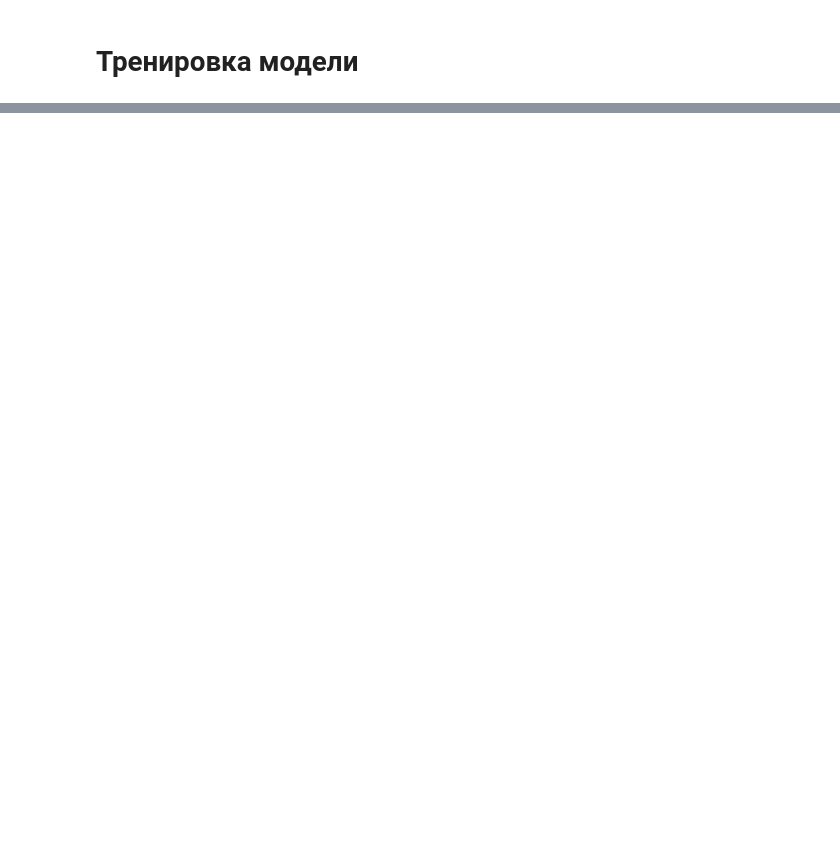
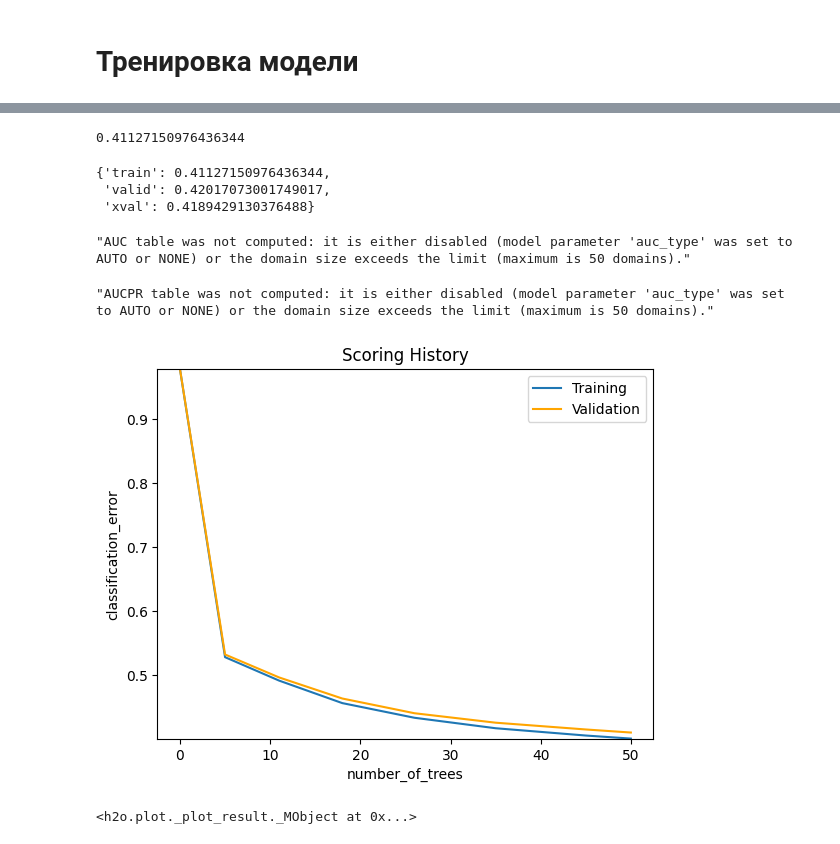
Before and after one commit to DanilVelikiy/Diplom_FinUniver_BigData, a Jupyter notebook: h2o_regressionV85.ipynb, the cells around one changed output, grey strips where cells are left out. Saved outputs shown, nothing was run; the diff lists cells and outputs as text; code cells hidden in the pictures; blank space fills up the shorter version.

```diff
--- a/h2o_regressionV85.ipynb
+++ b/h2o_regressionV85.ipynb
@@ -186,0 +113,16 @@ for model_id in model_ids:
+# %%
+from h2o.estimators import H2OGradientBoostingEstimator
+
+response_col = "Revenue_cat"
+
+distribution = "multinomial"
+
+predictors = ["Zip","Units","Manufacturer","MonthNo","Model_id_number", "CategoryInSegment"]
+
+gbm = H2OGradientBoostingEstimator(nfolds=3,
+                                   distribution=distribution)
+
+gbm.train(x=predictors,
+          y=response_col,
+          training_frame=train,
+          validation_frame=valid)
@@ -186,0 +210,29 @@ for model_id in model_ids:
+# %%
+mean_per_class_error = gbm.mean_per_class_error() # <- Default: return training metric
+mean_per_class_error
+# %% [output]
+0.41127150976436344
+# %%
+mean_per_class_error1 = gbm.mean_per_class_error(train=True,
+                                                 valid=True,
+                                                 xval=True)
+mean_per_class_error1
+# %% [output]
+{'train': 0.41127150976436344,
+ 'valid': 0.42017073001749017,
+ 'xval': 0.4189429130376488}
+# %%
+multinomial_auc_table = gbm.multinomial_auc_table() # <- Default: return training metric
+multinomial_auc_table
+# %% [output]
+"AUC table was not computed: it is either disabled (model parameter 'auc_type' was set to AUTO or NONE) or the domain size exceeds the limit (maximum is 50 domains)."
+# %%
+multinomial_aucpr_table = gbm.multinomial_aucpr_table() # <- Default: return training metric
+multinomial_aucpr_table
+# %% [output]
+"AUCPR table was not computed: it is either disabled (model parameter 'auc_type' was set to AUTO or NONE) or the domain size exceeds the limit (maximum is 50 domains)."
+# %%
+gbm.plot(metric="AUTO", timestep="AUTO")
+# %% [output]
+[figure, added]
+<h2o.plot._plot_result._MObject at 0x...>
```
Also changed, not shown: parts of 28 cells of this notebook.
